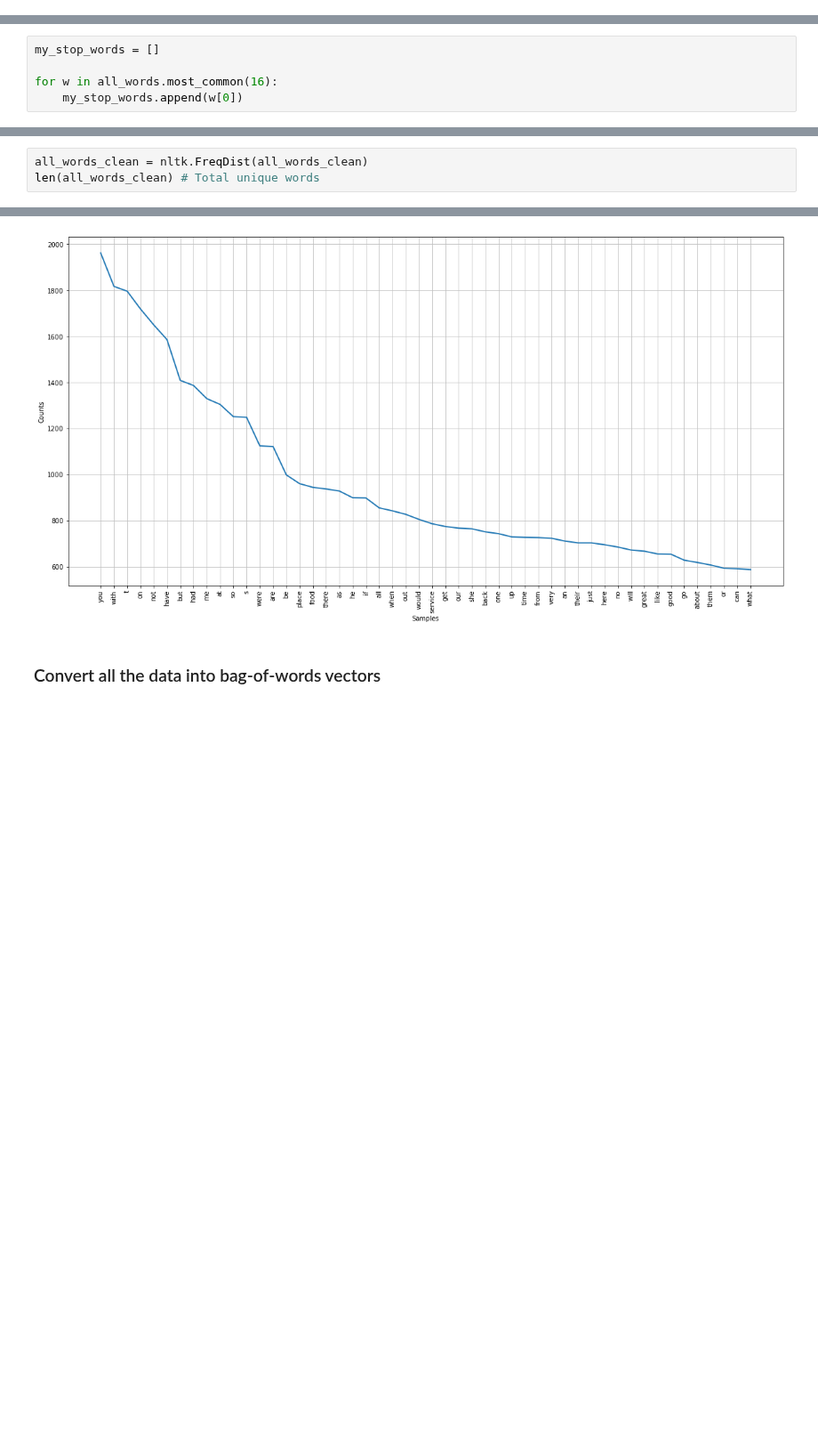
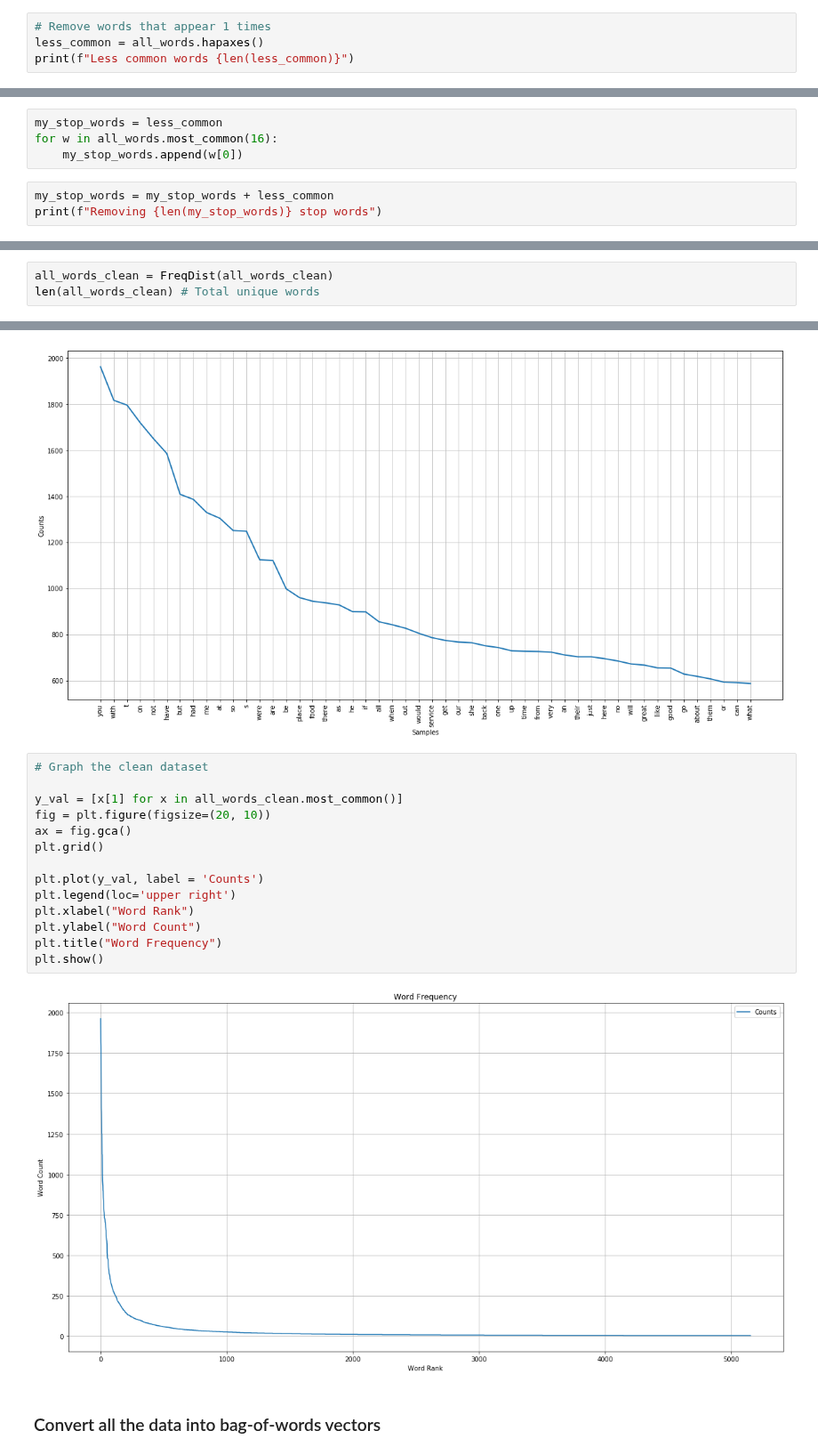
Before and after one commit to edgar971/cs-498-advanced-machine-learning, a Jupyter notebook: assignments/7-Text Bag-of-Words Search and Classification/assignment7.ipynb, the cells around one changed output, grey strips where cells are left out. Shown at 89% size. Cells and saved outputs as stored; diff of their text form; blank space fills up the shorter version.

```diff
--- a/assignments/7-Text Bag-of-Words Search and Classification/assignment7.ipynb
+++ b/assignments/7-Text Bag-of-Words Search and Classification/assignment7.ipynb
@@ -108,3 +109,7 @@ all_words.most_common(16)
  ('they', 2295),
  ('this', 2116),
  ('we', 2029)]
+# %%
+# Remove words that appear 1 times
+less_common = all_words.hapaxes()
+print(f"Less common words {len(less_common)}")
@@ -113,7 +120,9 @@ all_words.most_common(16)
 # We will remove any word that occurs more than 2,000 times
 # We will not remove any word based on the minimum occurence
 # %%
-my_stop_words = []
-
+my_stop_words = less_common
 for w in all_words.most_common(16):
     my_stop_words.append(w[0])
+# %%
+my_stop_words = my_stop_words + less_common
+print(f"Removing {len(my_stop_words)} stop words")
@@ -136,4 +147,4 @@ len(all_words_clean) # Total words
 # %%
-all_words_clean = nltk.FreqDist(all_words_clean)
+all_words_clean = FreqDist(all_words_clean)
 len(all_words_clean) # Total unique words
 # %% [output]
@@ -165,6 +176,22 @@ all_words_clean.plot(50,cumulative=False) # Top 50 used words
 plt.show()
 # %% [output]
 [figure]
+# %%
+# Graph the clean dataset
+
+y_val = [x[1] for x in all_words_clean.most_common()]
+fig = plt.figure(figsize=(20, 10))
+ax = fig.gca()
+plt.grid()
+
+plt.plot(y_val, label = 'Counts')
+plt.legend(loc='upper right')
+plt.xlabel("Word Rank")
+plt.ylabel("Word Count")
+plt.title("Word Frequency")
+plt.show()
+# %% [output]
+[figure, added]
 # %% [markdown]
 ### Convert all the data into bag-of-words vectors
 # %%
```
Also changed, not shown: parts of 14 cells of this notebook, 1 other file.
